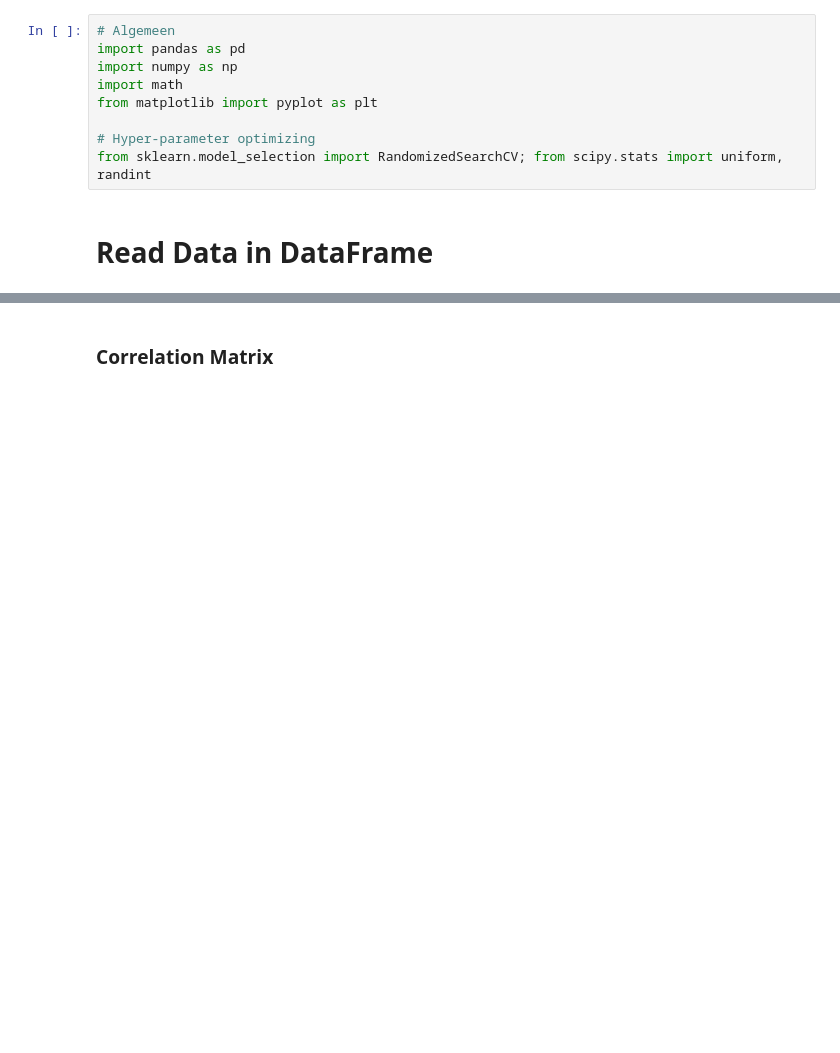
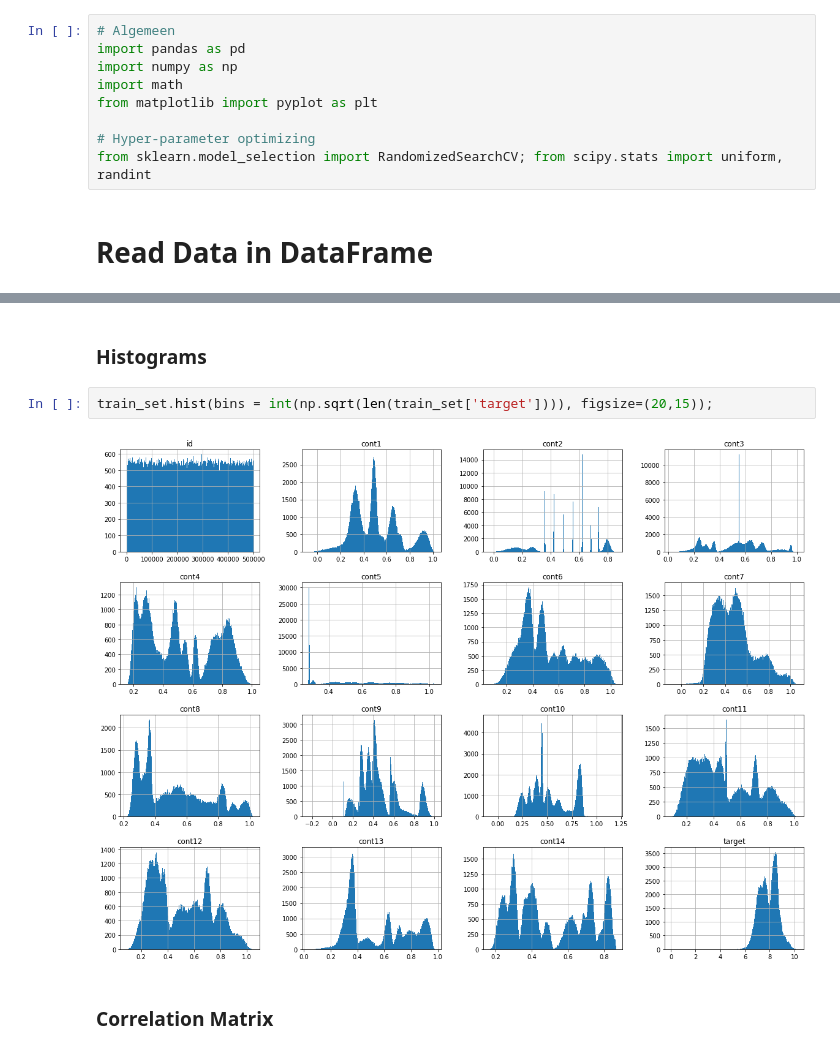
Before and after one commit to OthmanElHammouchi/kaggle, a Jupyter notebook: probing.ipynb, the cells around one changed output, grey strips where cells are left out. Saved outputs shown, nothing was run; the diff lists cells and outputs as text; blank space fills up the shorter version.

```diff
--- a/probing.ipynb
+++ b/probing.ipynb
@@ -32,3 +72,9 @@ test_X = test_set.drop(labels = 'id', axis = 1)
+# %% [markdown]
+### Histograms
+# %%
+train_set.hist(bins = int(np.sqrt(len(train_set['target']))), figsize=(20,15));
+# %% [output]
+[figure, added]
 # %% [markdown]
 ### Correlation Matrix
 # %%
```
Also changed, not shown: parts of 9 cells of this notebook.
